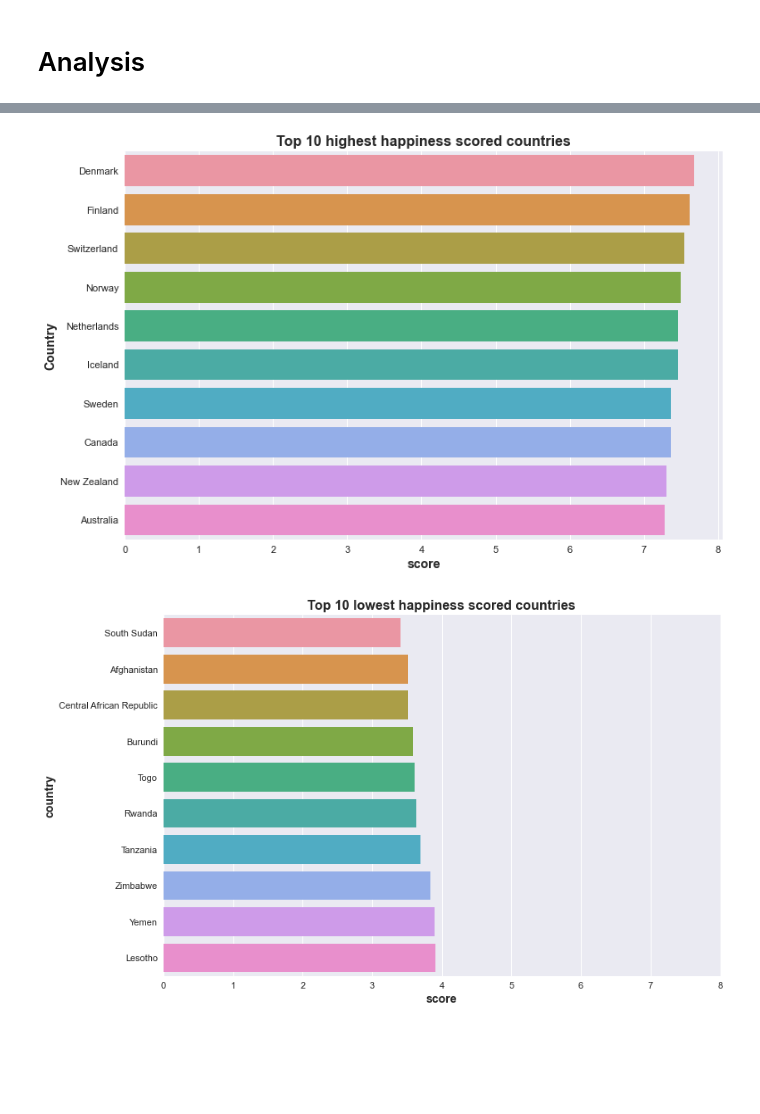
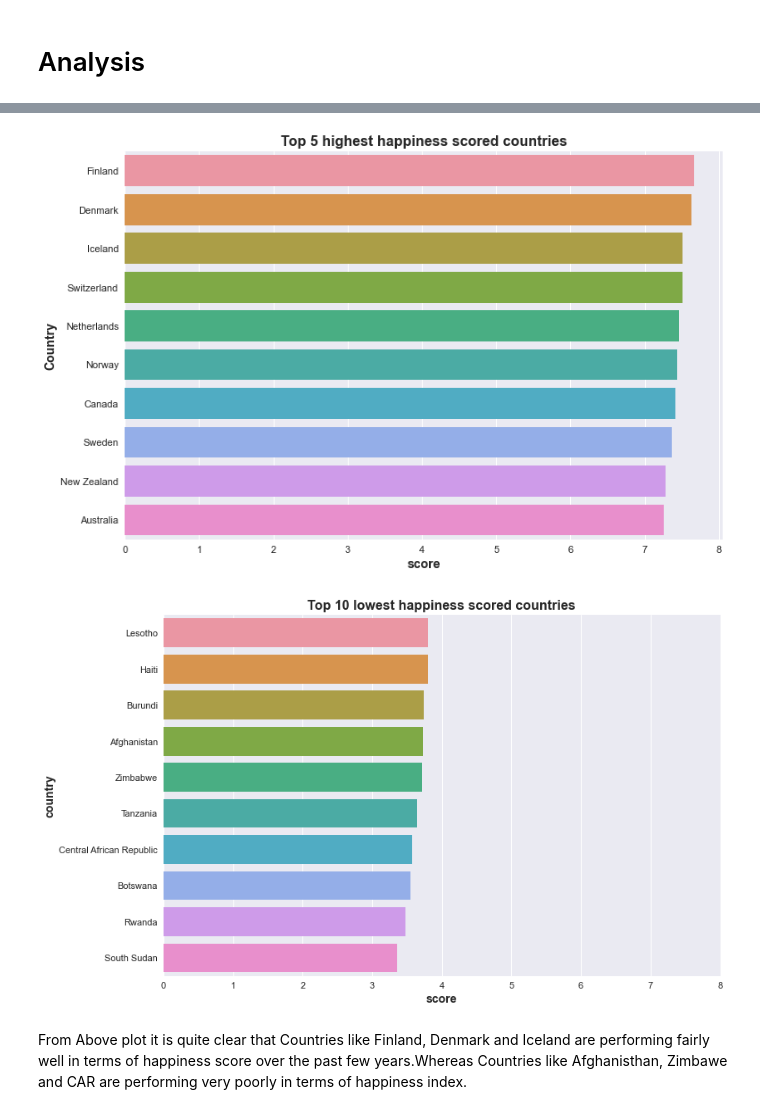
Before and after one commit to Kartik1801/EDA-Happiness-Report, a Jupyter notebook: EDA.ipynb, the cells around one changed output, grey strips where cells are left out. Saved outputs shown, nothing was run; the diff lists cells and outputs as text; code cells hidden in the pictures; blank space fills up the shorter version.

```diff
--- a/EDA.ipynb
+++ b/EDA.ipynb
@@ -323,7 +308,3 @@ cc=cc[['country','code']].drop_duplicates()
-# %%
-# merging codes with our standard dataframe
-eda_happy = pd.merge(eda_happy, cc, how='left', on='country')
-eda_happy.sort_values(by='year',inplace=True)
 # %%
 # Still less than 0.1% so we ignore
 check_null(eda_happy)
@@ -361,26 +354,26 @@ np.mean(eda_happy['score'])
 # %%
 %matplotlib inline
 # To see the top 10 highest and lowest countries we need to create plot data differently
 
-top_happy = eda_happy.groupby('country', as_index=False)['score'].mean().sort_values(
+top_happy = eda_happy.groupby('country', as_index=False)['score'].median().sort_values(
     by='score',ascending=False)[:10]
-top_unhappy = eda_happy.groupby('country', as_index=False)['score'].mean().sort_values(
+top_unhappy = eda_happy.groupby('country', as_index=False)['score'].median().sort_values(
     by='score', ascending=True)[:10]
-#top_unhappy =top_unhappy.sort_values(by='score', ascending=False)
+top_unhappy =top_unhappy.sort_values(by='score', ascending=False)
 plt.style.use('seaborn')
 plt.figure(2, figsize=(12,8))
 sns.barplot(data=top_happy, x='score', y='country')
 plt.xlabel('score',fontsize=14, fontweight='bold')
 plt.ylabel('Country', fontsize=14, fontweight='bold')
-plt.title('Top 10 highest happiness scored countries', fontsize=16, fontweight='bold')
+plt.title('Top 5 highest happiness scored countries', fontsize=16, fontweight='bold')
 plt.xticks(fontsize=11)
 plt.yticks(fontsize=11)
 
 # fig = plt.gcf()
 plt.show()
 # fig.savefig('top10happy.jpg')
 # %% [output]
-[figure, old version]
+[figure, new version]
 # %%
 %matplotlib inline
 
@@ -402,4 +395,6 @@ plt.yticks(fontsize=11)
 plt.show()
 # fig.savefig('top10unhappyt.jpg', bbox_inches='tight')
 # %% [output]
-[figure, old version]
+[figure, new version]
+# %% [markdown]
+From Above plot it is quite clear that Countries like Finland, Denmark and Iceland are performing fairly well in terms of happiness score over the past few years.Whereas Countries like Afghanisthan, Zimbawe and CAR are performing very poorly in terms of happiness index.
```
Also changed, not shown: parts of 14 cells of this notebook.
